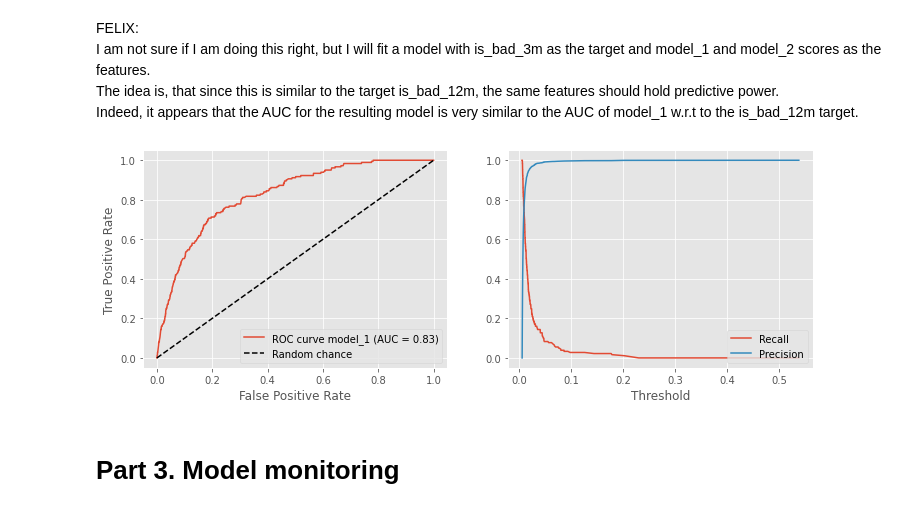
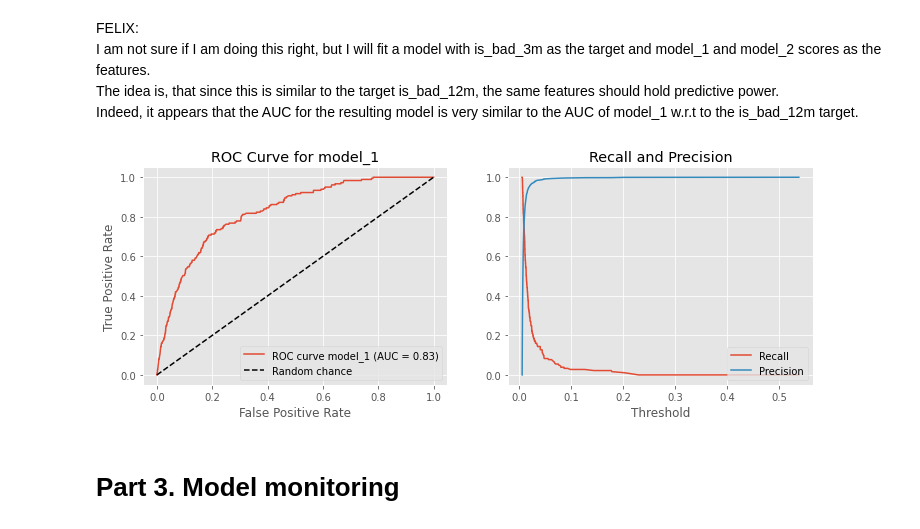
Before and after one commit to FelixHoeschle/m_take_home, a Jupyter notebook: 2_main_tasks.ipynb, the cells around one changed output. Cells and saved outputs as stored; diff of their text form; code cells hidden in the pictures.

```diff
--- a/2_main_tasks.ipynb
+++ b/2_main_tasks.ipynb
@@ -192,34 +194,36 @@ y_train = ap_df_development['is_bad_3m']
 X_test = ap_df_monitoring[['model_1', 'model_2']]
 y_test = ap_df_monitoring['is_bad_3m']
 
 lr = LogisticRegression()
 lr.fit(X_train, y_train)
 
 ap_df_monitoring['is_bad_3m_pred'] = lr.predict_proba(X_test)[:, 1]
 
 # RoC curve of new model
 auc_score, fpr, tpr, thresholds, _, _ = classification_power(df=ap_df_monitoring, target='is_bad_3m', score='is_bad_3m_pred')
 
 
 # Plot RoC curve and Recall/Precision
 plt.figure(figsize=(12, 4))
 plt.subplot(1, 2, 1)
 plt.plot(fpr, tpr, label=f'ROC curve model_1 (AUC = {auc_score:.2f})')
 plt.plot([0, 1], [0, 1], 'k--', label='Random chance')
 plt.xlabel('False Positive Rate')
 plt.ylabel('True Positive Rate')
 plt.legend(loc='lower right')
+plt.title('ROC Curve for model_1')
 plt.grid(True)
 
 plt.subplot(1, 2, 2)
 plt.plot(thresholds, tpr, label=f'Recall')
 plt.plot(thresholds, 1-fpr, label=f'Precision')
 plt.xlabel('Threshold')
 plt.legend(loc='lower right')
 plt.grid(True)
+plt.title('Recall and Precision')
 plt.show()
 # %% [output]
-[figure, old version]
+[figure, new version]
 # %% [markdown]
 # Part 3. Model monitoring
 # %% [markdown]
```
Also changed, not shown: parts of 2 cells of this notebook.
